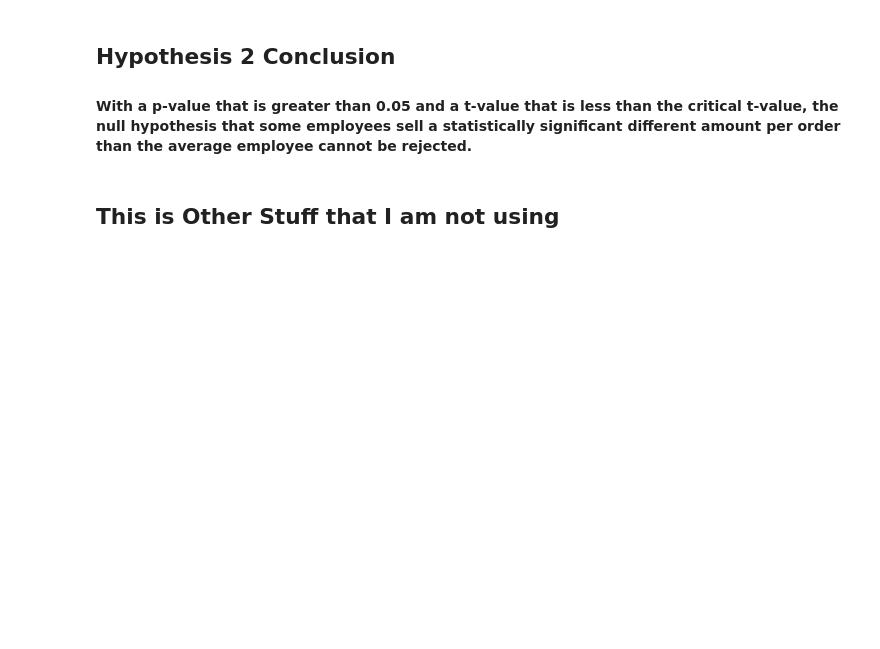
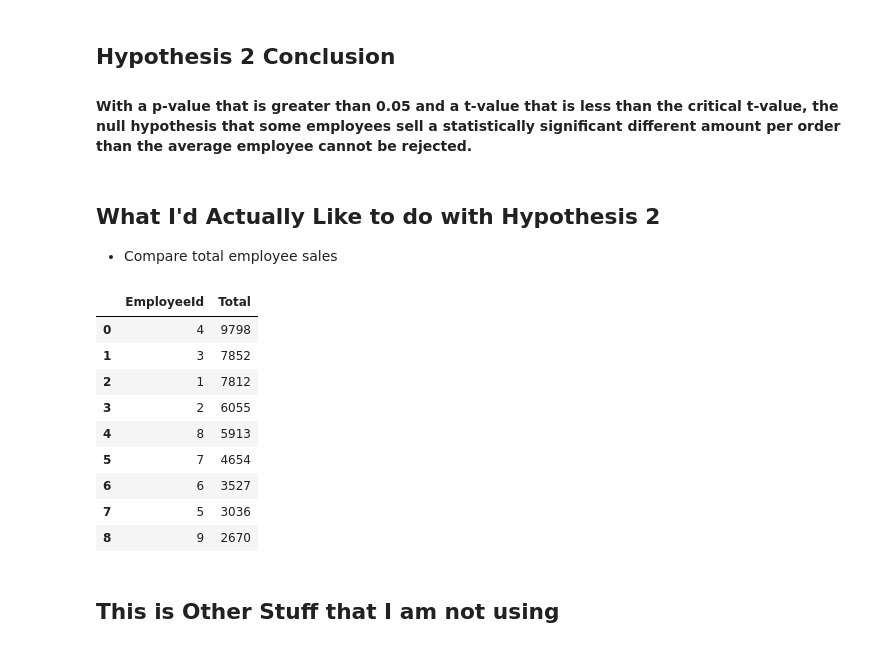
Before and after one commit to MagicMilly/dsc-2-final-project-online-ds-ft-100118, a Jupyter notebook: student.ipynb, the cells around one changed output. Drawn from its saved outputs; the diff is of its cells as text; code cells hidden in the pictures; blank space fills up the shorter version.

Commit message:
employee sales totals number 9 i'm looking at you

```diff
--- a/student.ipynb
+++ b/student.ipynb
@@ -570,6 +570,24 @@ If the absolute t-value is less than the critical t-value, the null hypothesis c
 # %% [markdown]
 ## Hypothesis 2 Conclusion
 #### With a p-value that is greater than 0.05 and a t-value that is less than the critical t-value, the null hypothesis that some employees sell a statistically significant different amount per order than the average employee cannot be rejected.
+# %% [markdown]
+## What I'd Actually Like to do with Hypothesis 2
+* Compare total employee sales
+# %%
+total_employee_sales_df = pd.read_sql_query('SELECT EmployeeId, SUM(OrderDetail.Quantity) AS Total FROM [Order] \
+INNER JOIN OrderDetail ON [Order].Id = OrderDetail.OrderId GROUP BY EmployeeId ORDER BY Total DESC', conn)
+total_employee_sales_df
+# %% [output]
+|  | EmployeeId | Total |
+| 0 | 4 | 9798 |
+| 1 | 3 | 7852 |
+| 2 | 1 | 7812 |
+| 3 | 2 | 6055 |
+| 4 | 8 | 5913 |
+| 5 | 7 | 4654 |
+| 6 | 6 | 3527 |
+| 7 | 5 | 3036 |
+| 8 | 9 | 2670 |
 # %% [markdown]
 ## This is Other Stuff that I am not using
 # %%
```
Also changed, not shown: parts of 1 cell of this notebook.
